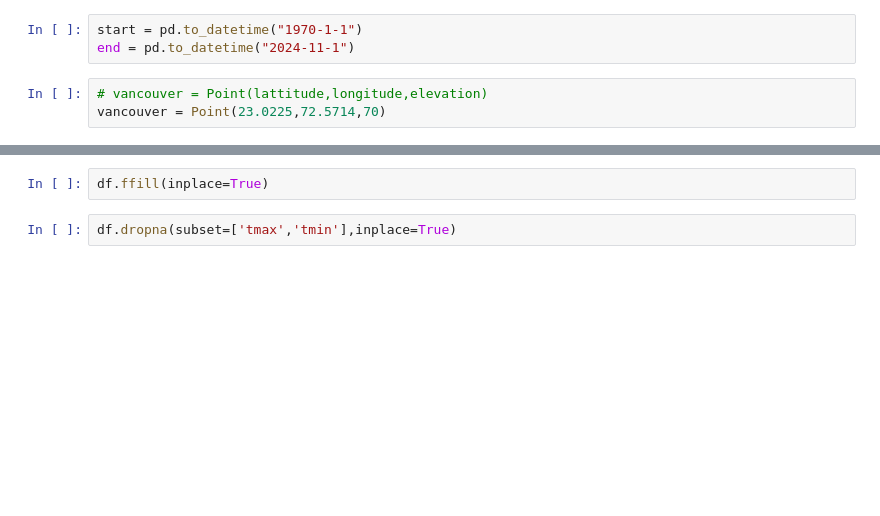
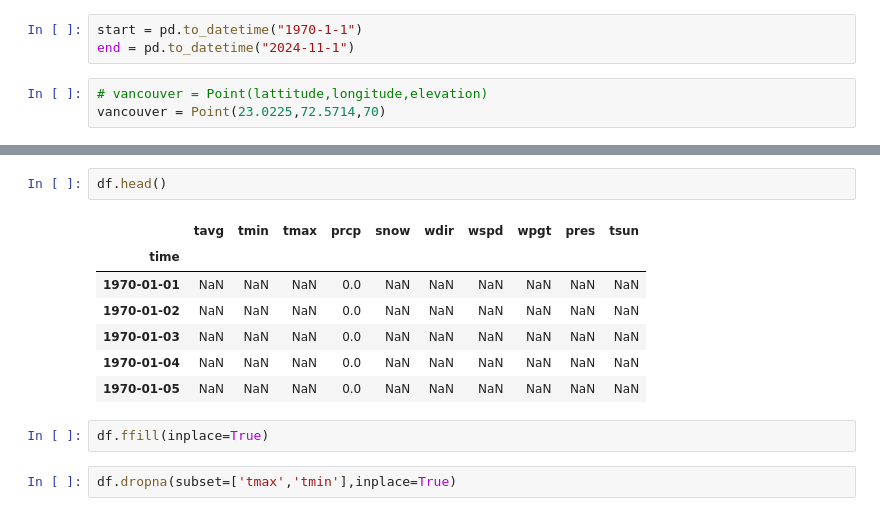
Before and after one commit to Priyank11001/Weather-Forecasting, a Jupyter notebook: weather-forecasting.ipynb, the cells around one changed output, grey strips where cells are left out. Cells and saved outputs as stored; diff of their text form; blank space fills up the shorter version.

```diff
--- a/weather-forecasting.ipynb
+++ b/weather-forecasting.ipynb
@@ -32,3 +25,13 @@ FutureWarning: Support for nested sequences for 'parse_dates' in pd.read_csv is
+# %%
+df.head()
+# %% [output]
+|  | tavg | tmin | tmax | prcp | snow | wdir | wspd | wpgt | pres | tsun |
+| time |  |  |  |  |  |  |  |  |  |  |
+| 1970-01-01 | NaN | NaN | NaN | 0.0 | NaN | NaN | NaN | NaN | NaN | NaN |
+| 1970-01-02 | NaN | NaN | NaN | 0.0 | NaN | NaN | NaN | NaN | NaN | NaN |
+| 1970-01-03 | NaN | NaN | NaN | 0.0 | NaN | NaN | NaN | NaN | NaN | NaN |
+| 1970-01-04 | NaN | NaN | NaN | 0.0 | NaN | NaN | NaN | NaN | NaN | NaN |
+| 1970-01-05 | NaN | NaN | NaN | 0.0 | NaN | NaN | NaN | NaN | NaN | NaN |
 # %%
 df.ffill(inplace=True)
 # %%
```
Also changed, not shown: parts of 10 cells of this notebook, 3 other files.
